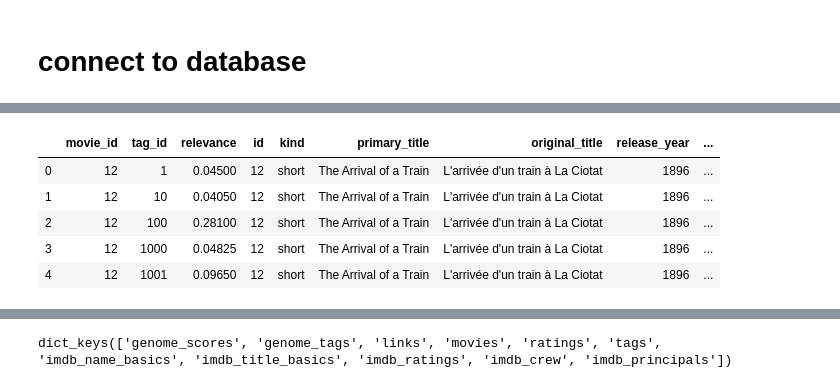
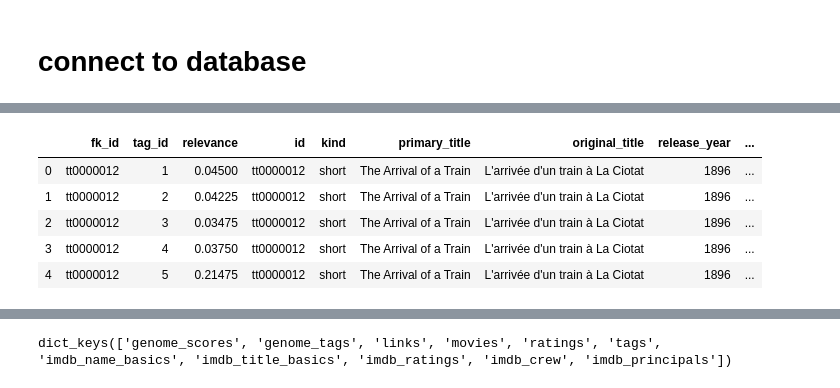
Before and after one commit to cwipy7/moreco, a Jupyter notebook: data_prep/create_actor_director_tables.ipynb, the cells around one changed output, grey strips where cells are left out. Cells and saved outputs as stored; diff of their text form; code cells hidden in the pictures.

```diff
--- a/data_prep/create_actor_director_tables.ipynb
+++ b/data_prep/create_actor_director_tables.ipynb
@@ -157,18 +254,18 @@ directors_and_movies
 # %%
 sql = '''
 select *
-from tag_relevance tr
-join movies m
-on tr.movie_id = m.id
-limit 10000
+from tag_relevance
+join movies
+on fk_id = id
+limit 50000000
 '''
 c
 df_movie_tags = pd.read_sql(sql, con=conn)
 df_movie_tags.head()
 # %% [output]
-|  | movie_id | tag_id | relevance | id | kind | primary_title | original_title | release_year | ... |
-| 0 | 12 | 1 | 0.04500 | 12 | short | The Arrival of a Train | L'arrivée d'un train à La Ciotat | 1896 | ... |
-| 1 | 12 | 10 | 0.04050 | 12 | short | The Arrival of a Train | L'arrivée d'un train à La Ciotat | 1896 | ... |
-| 2 | 12 | 100 | 0.28100 | 12 | short | The Arrival of a Train | L'arrivée d'un train à La Ciotat | 1896 | ... |
-| 3 | 12 | 1000 | 0.04825 | 12 | short | The Arrival of a Train | L'arrivée d'un train à La Ciotat | 1896 | ... |
-| 4 | 12 | 1001 | 0.09650 | 12 | short | The Arrival of a Train | L'arrivée d'un train à La Ciotat | 1896 | ... |
+|  | fk_id | tag_id | relevance | id | kind | primary_title | original_title | release_year | ... |
+| 0 | tt0000012 | 1 | 0.04500 | tt0000012 | short | The Arrival of a Train | L'arrivée d'un train à La Ciotat | 1896 | ... |
+| 1 | tt0000012 | 2 | 0.04225 | tt0000012 | short | The Arrival of a Train | L'arrivée d'un train à La Ciotat | 1896 | ... |
+| 2 | tt0000012 | 3 | 0.03475 | tt0000012 | short | The Arrival of a Train | L'arrivée d'un train à La Ciotat | 1896 | ... |
+| 3 | tt0000012 | 4 | 0.03750 | tt0000012 | short | The Arrival of a Train | L'arrivée d'un train à La Ciotat | 1896 | ... |
+| 4 | tt0000012 | 5 | 0.21475 | tt0000012 | short | The Arrival of a Train | L'arrivée d'un train à La Ciotat | 1896 | ... |
```
Also changed, not shown: parts of 71 cells of this notebook, 1 other file.
